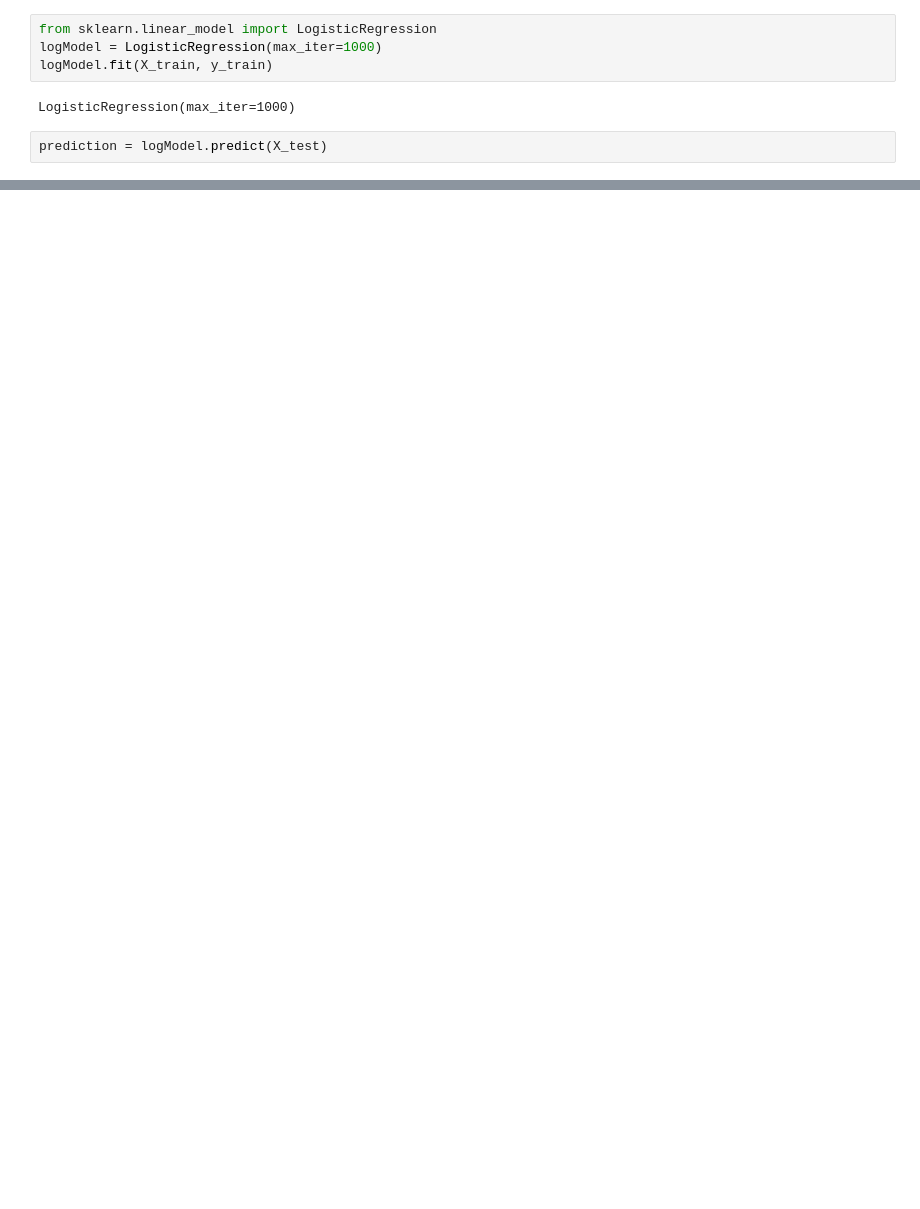
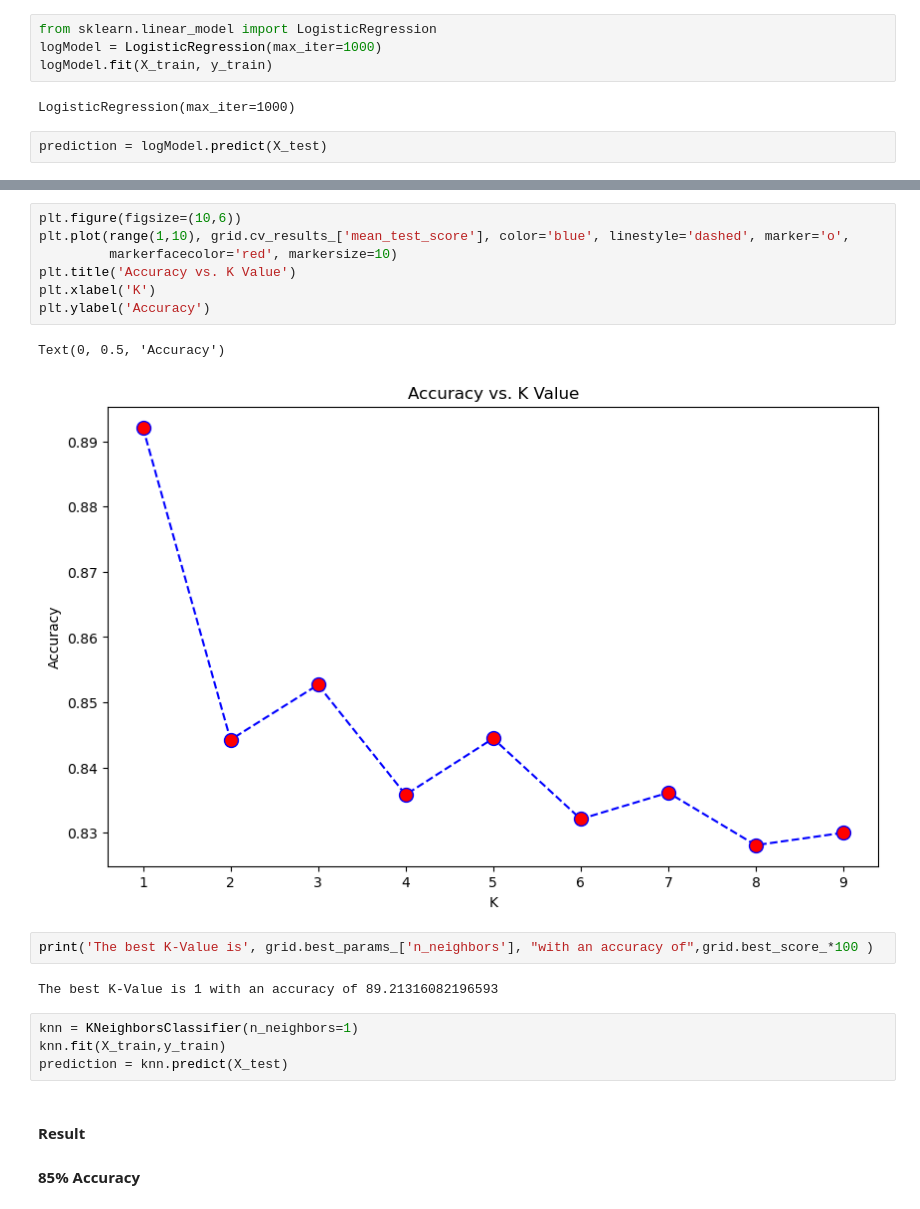
Before and after one commit to andytan0051/Data-Science-Projects, a Jupyter notebook: Hotel Reservation Cancellation Prediction/Hotel Reservation Cancellation Predictions.ipynb, the cells around one changed output, grey strips where cells are left out. Drawn from its saved outputs; the diff is of its cells as text; blank space fills up the shorter version.

```diff
--- a/Hotel Reservation Cancellation Prediction/Hotel Reservation Cancellation Predictions.ipynb
+++ b/Hotel Reservation Cancellation Prediction/Hotel Reservation Cancellation Predictions.ipynb
@@ -404,0 +433,23 @@ sns.heatmap(data=confusion_matrix(prediction,y_test), annot=True)
+# %%
+plt.figure(figsize=(10,6))
+plt.plot(range(1,10), grid.cv_results_['mean_test_score'], color='blue', linestyle='dashed', marker='o',
+         markerfacecolor='red', markersize=10)
+plt.title('Accuracy vs. K Value')
+plt.xlabel('K')
+plt.ylabel('Accuracy')
+# %% [output]
+Text(0, 0.5, 'Accuracy')
+[figure, added]
+# %%
+print('The best K-Value is', grid.best_params_['n_neighbors'], "with an accuracy of",grid.best_score_*100 )
+# %% [output]
+The best K-Value is 1 with an accuracy of 89.21316082196593
+# %%
+knn = KNeighborsClassifier(n_neighbors=1)
+knn.fit(X_train,y_train)
+prediction = knn.predict(X_test)
+# %% [markdown]
+
+#### Result
+
+#### 85% Accuracy
```
Also changed, not shown: parts of 20 cells of this notebook.
